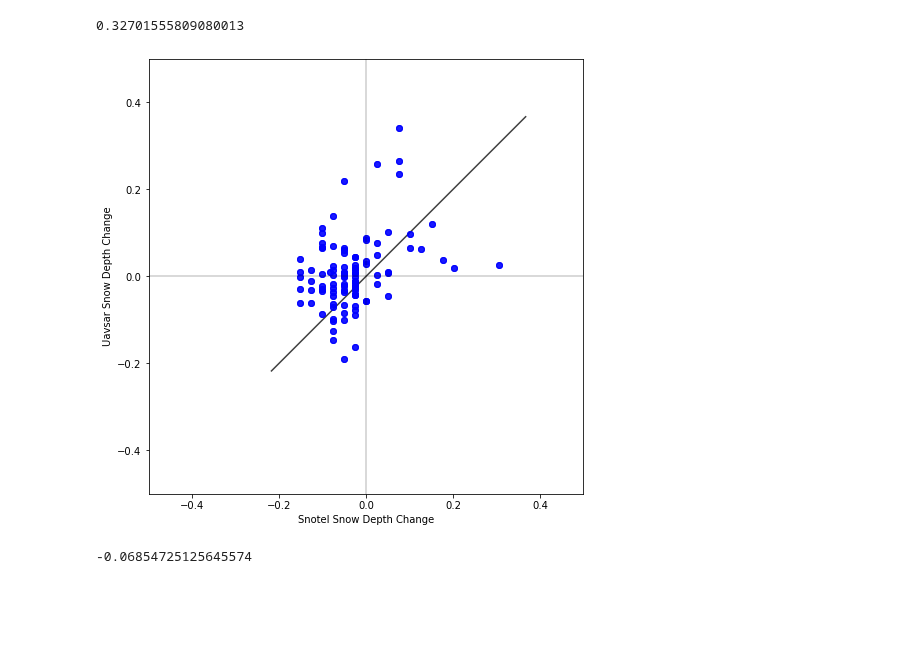
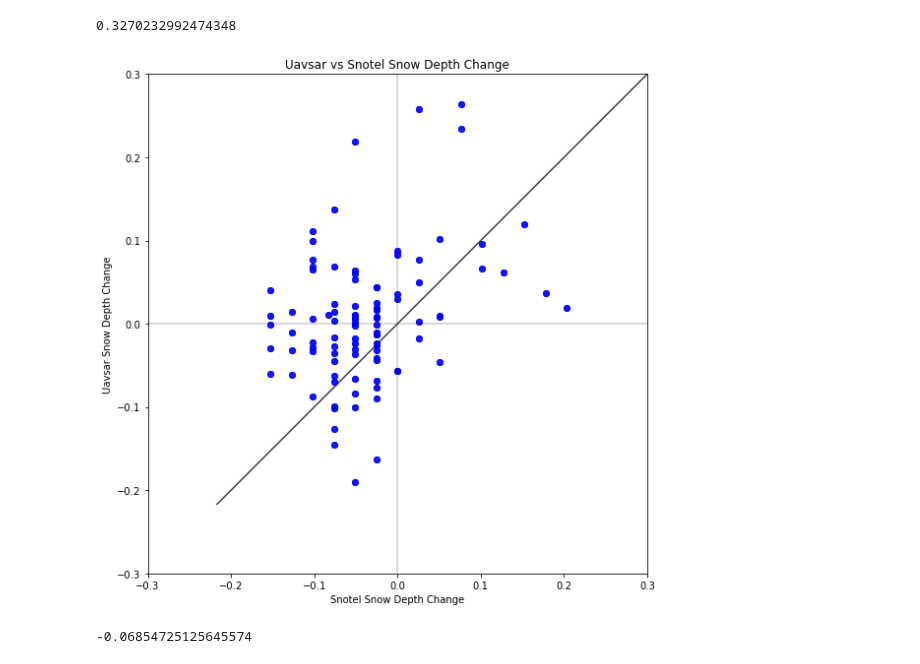
Before and after one commit to ZachHoppinen/uavsar, a Jupyter notebook: src/uavsar_snotel_sd/sd_comp_vis.ipynb, the cells around one changed output. Cells and saved outputs as stored; diff of their text form; code cells hidden in the pictures; blank space fills up the shorter version.

```diff
--- a/src/uavsar_snotel_sd/sd_comp_vis.ipynb
+++ b/src/uavsar_snotel_sd/sd_comp_vis.ipynb
@@ -47,6 +88,7 @@ ys = []
 test = pd.DataFrame()
 for k in np.linspace(0.1, 3, 10):
     for i,r in snow_off_vv.iterrows():
+        loc = r['name'].split('_')[0]
         if r.snotel_result:
             if r.h20_atmospheric_diff <1:
                 for stat in r.snotel_result:
@@ -84,38 +126,40 @@ for k in np.linspace(0.1, 3, 10):
                         sd_us_mean = np.nanmean(sd_us)
                         swe_us_mean = density * sd_us_mean
 
                         cor_mean = np.nanmean(obs['cor'])
-                        plt.scatter(sd_delta, sd_us_mean, alpha = 0.2, color = 'blue')
+                        plt.scatter(sd_delta, sd_us_mean, alpha = 0.2, color = 'blue') # color = 'blue'
                         xs.append(sd_delta)
                         ys.append(sd_us_mean)
 # plt.xlim(-0.5, 0.5)
 # plt.ylim(-1, 1)
 plt.axhline(0, color = 'black', alpha = 0.2)
 plt.axvline(0, color = 'black', alpha = 0.2)
 plt.xlabel('Snotel Snow Depth Change')
 plt.ylabel('Uavsar Snow Depth Change')
 
 lims = [
     np.min([ax.get_xlim(), ax.get_ylim()]),  # min of both axes
     np.max([ax.get_xlim(), ax.get_ylim()]),  # max of both axes
 ]
 
 # now plot both limits against eachother
 ax.plot(lims, lims, 'k-', alpha=0.75, zorder=0)
 ax.set_aspect('equal')
-ax.set_xlim((-0.5,0.5))
-ax.set_ylim((-0.5,0.5))
+ax.set_xlim((-0.3,0.3))
+ax.set_ylim((-0.3,0.3))
 
 plt.savefig(join(fig_dir, 'vv_atmospheric_snow_off_modis_uavsar_snotel_cdec_sd_diff.png'))
 
 ys = np.array(ys)
 xs = np.array(xs)
 xs_clean = xs[~np.isnan(xs) & ~np.isnan(ys)]
 ys_clean = ys[~np.isnan(xs) & ~np.isnan(ys)]
+plt.title('Uavsar vs Snotel Snow Depth Change')
+plt.tight_layout()
 pearsonr(xs_clean, ys_clean)[0]
 # %% [output]
-0.32701555809080013
+0.3270232992474348
-[figure, old version]
+[figure, new version]
 # %%
 f, ax = plt.subplots(figsize = (12,8))
 xs = []
```
Also changed, not shown: parts of 3 cells of this notebook, 7 other files.
